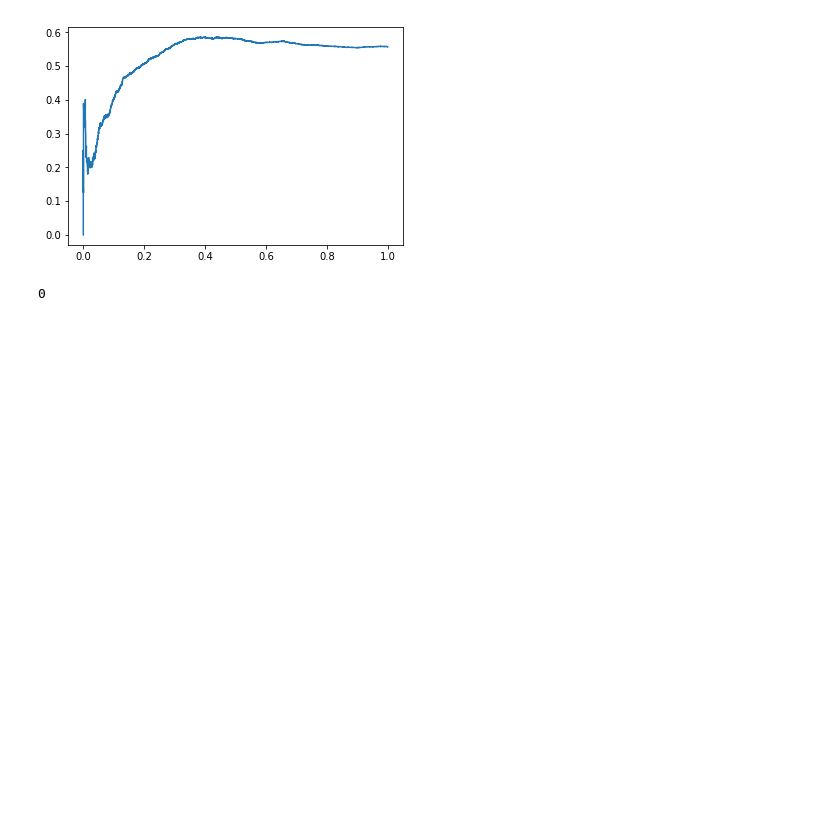
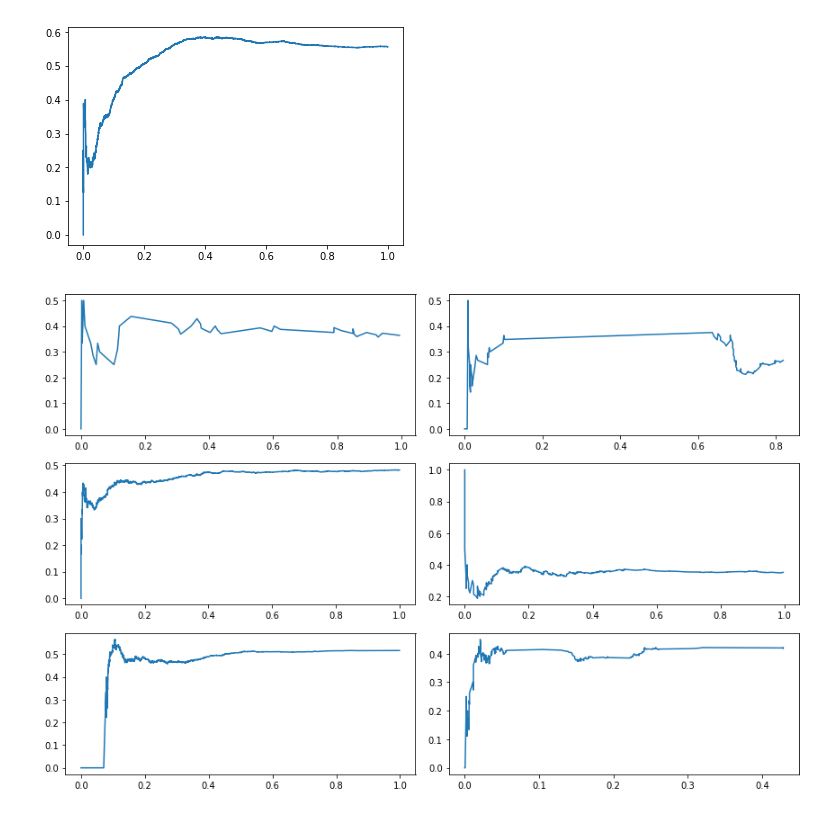
Before and after one commit to live-wire/overflow, a Jupyter notebook: Barbara_metrics.ipynb, the cells around one changed output. Saved outputs shown, nothing was run; the diff lists cells and outputs as text; code cells hidden in the pictures; blank space fills up the shorter version.

```diff
--- a/Barbara_metrics.ipynb
+++ b/Barbara_metrics.ipynb
@@ -158,0 +139,19 @@ summaryTableProbAccAnswer
+# %%
+#Remove users who have less than 5 answers
+nrQuestionsperUser = answersTable[" OwnerUserId"].value_counts()
+#summaryTableProbAccAnswer.loc[summaryTableProbAccAnswer[""]]
+lessthan5users=nrQuestionsperUser[nrQuestionsperUser<5].index
+summaryTableProbAccAnswer=summaryTableProbAccAnswer.loc[~summaryTableProbAccAnswer[" OwnerUserId"].isin(lessthan5users)]
+len(lessthan5users) # 27339 users were removed, so only around 5000 users stay.
+# %%
+#Add 0 to time 0 and prolong score to 1
+usersWhoHaveZero=list(set(summaryTableProbAccAnswer[" OwnerUserId"][summaryTableProbAccAnswer["NormTime"]==0].tolist())) # around 3000
+usersArtificialZero = list(set(summaryTableProbAccAnswer[" OwnerUserId"][~summaryTableProbAccAnswer[" OwnerUserId"].isin(usersWhoHaveZero)].tolist()))
+tempdfArtificialZero = pd.DataFrame(0, index=np.arange(len(usersArtificialZero)), columns=list(summaryTableProbAccAnswer.columns.values))
+tempdfArtificialZero[" OwnerUserId"]=usersArtificialZero
+tempdfArtificialZero[" OwnerUserId"]=tempdfArtificialZero[" OwnerUserId"].astype(np.int64)
+summaryTableProbAccAnswer = summaryTableProbAccAnswer.append(tempdfArtificialZero, ignore_index=True)
+
+#reorder again
+summaryTableProbAccAnswer=summaryTableProbAccAnswer.sort_values([' OwnerUserId','NormTime']) #order by user
+summaryTableProbAccAnswer
@@ -163,7 +182,18 @@ plt.plot(summaryTableProbAccAnswer.loc[summaryTableProbAccAnswer[" OwnerUserId"]
 plt.show()
 # %% [output]
 [figure]
-# %%
-user
-# %% [output]
-0
+# %%
+#Now  let's look at some random users
+import random
+r_users=summaryTableProbAccAnswer.loc[np.random.choice(summaryTableProbAccAnswer.index, 6)][" OwnerUserId"].tolist()
+plt.figure(figsize=(12,8))
+
+for i in range(0,6):
+    user=r_users[i]
+    plt.subplot(3,2,i+1)
+    plt.plot(summaryTableProbAccAnswer.loc[summaryTableProbAccAnswer[" OwnerUserId"]==user]["NormTime"].tolist(),summaryTableProbAccAnswer.loc[summaryTableProbAccAnswer[" OwnerUserId"]==user]["ProbAccAnswer"].tolist())
+    plt.tight_layout()
+
+plt.show()
+# %% [output]
+[figure, added]
```
Also changed, not shown: parts of 5 cells of this notebook.
